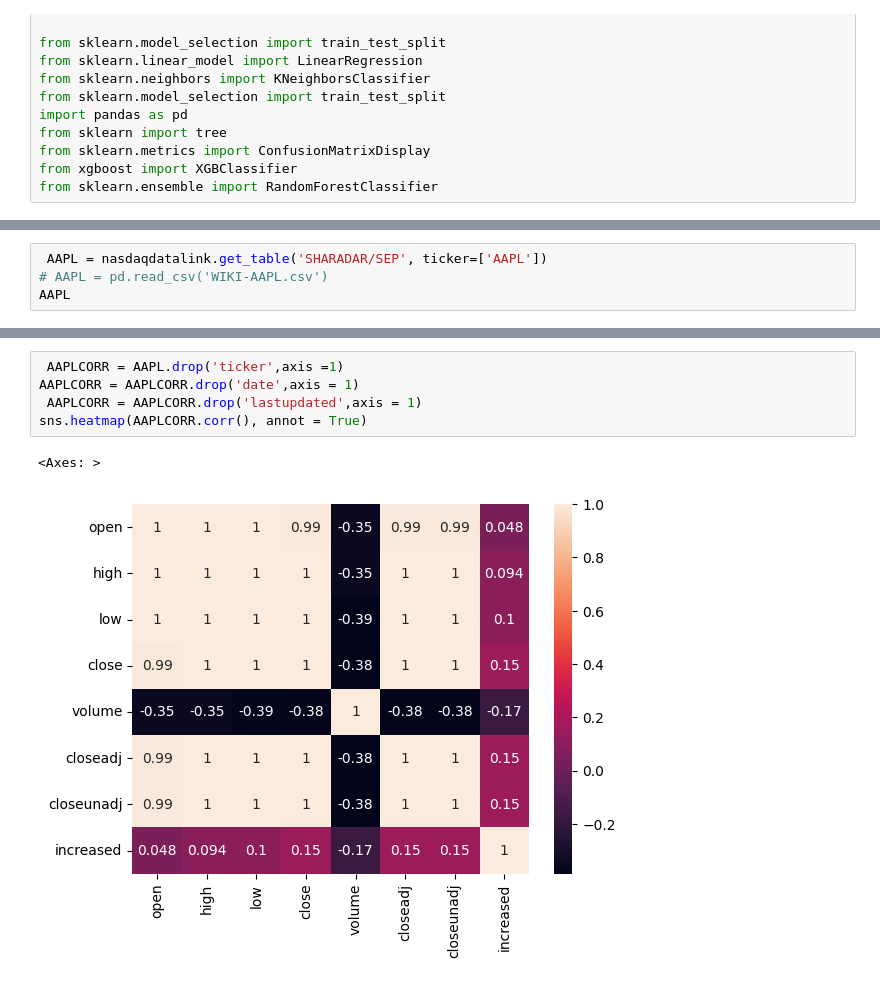
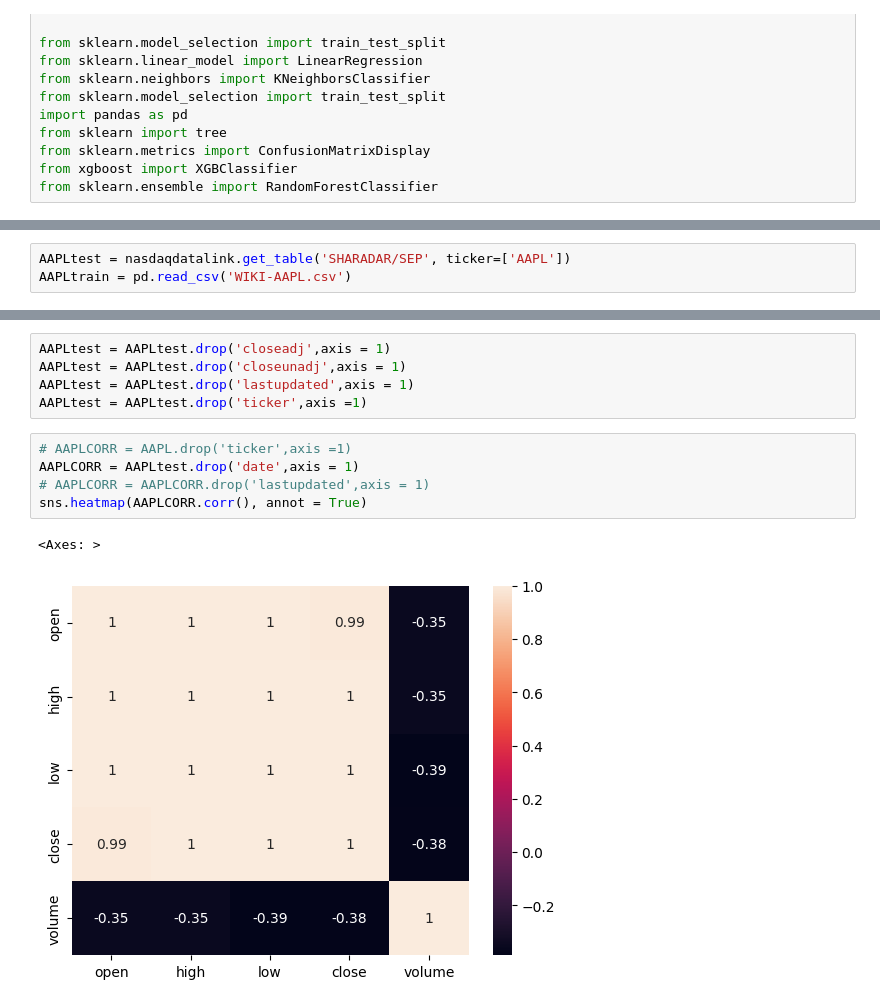
Before and after one commit to GavinlEdwards/GavinandBrady, a Jupyter notebook: final project.ipynb, the cells around one changed output, grey strips where cells are left out. Cells and saved outputs as stored; diff of their text form.

```diff
--- a/final project.ipynb
+++ b/final project.ipynb
@@ -23,4 +19,3 @@ for x in ticker:
 # %%
- AAPL = nasdaqdatalink.get_table('SHARADAR/SEP', ticker=['AAPL'])
-# AAPL = pd.read_csv('WIKI-AAPL.csv')
-AAPL
+AAPLtest = nasdaqdatalink.get_table('SHARADAR/SEP', ticker=['AAPL'])
+AAPLtrain = pd.read_csv('WIKI-AAPL.csv')
@@ -71,10 +43,15 @@ AAPL
+# %%
+AAPLtest = AAPLtest.drop('closeadj',axis = 1)
+AAPLtest = AAPLtest.drop('closeunadj',axis = 1)
+AAPLtest = AAPLtest.drop('lastupdated',axis = 1)
+AAPLtest = AAPLtest.drop('ticker',axis =1)
 # %%
- AAPLCORR = AAPL.drop('ticker',axis =1)
-AAPLCORR = AAPLCORR.drop('date',axis = 1)
- AAPLCORR = AAPLCORR.drop('lastupdated',axis = 1)
+# AAPLCORR = AAPL.drop('ticker',axis =1)
+AAPLCORR = AAPLtest.drop('date',axis = 1)
+# AAPLCORR = AAPLCORR.drop('lastupdated',axis = 1)
 sns.heatmap(AAPLCORR.corr(), annot = True)
 # %% [output]
 <Axes: >
-[figure, old version]
+[figure, new version]
 # %%
 X = AAPLCORR.drop('increased',axis = 1)
```
Also changed, not shown: parts of 9 cells of this notebook.
